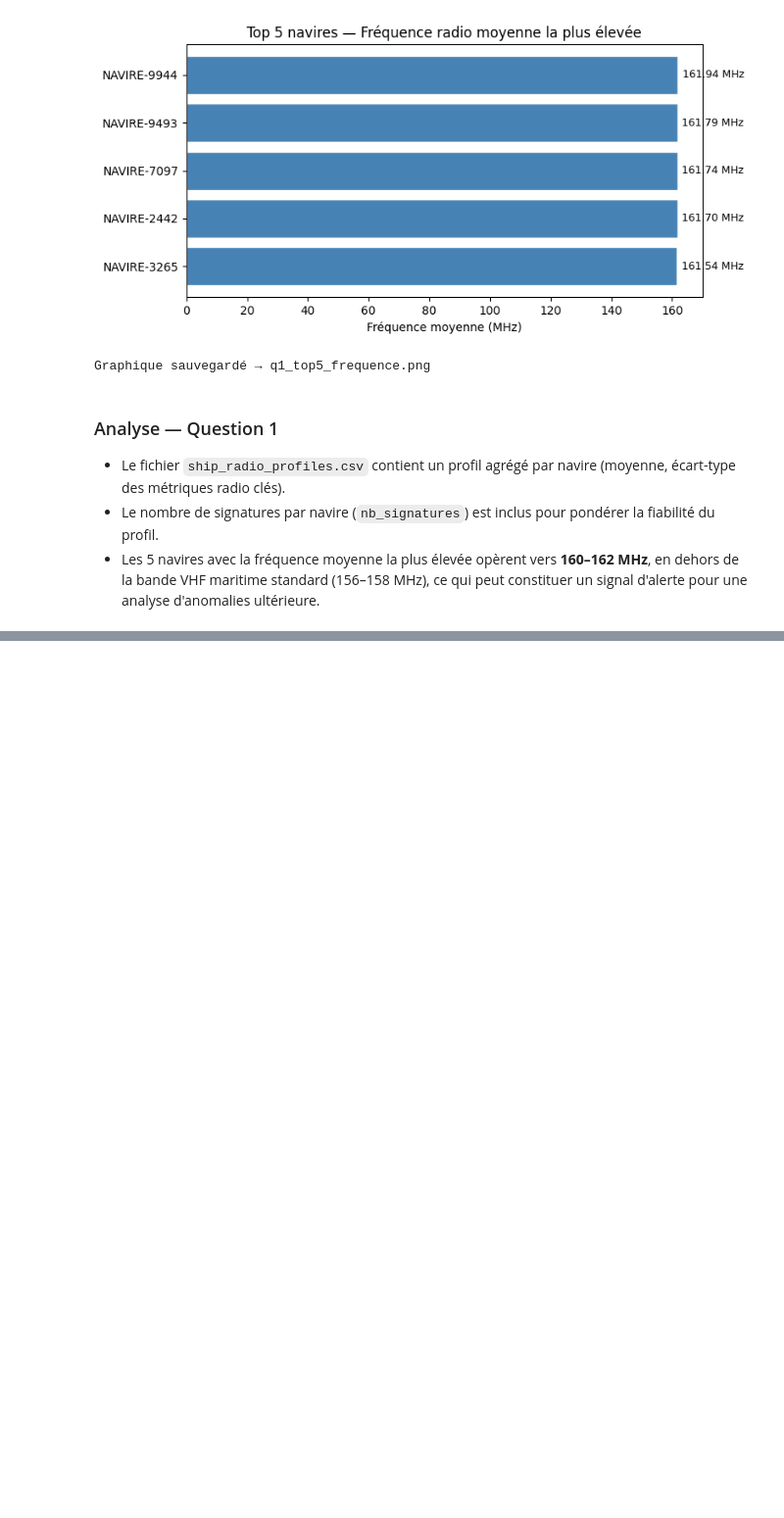
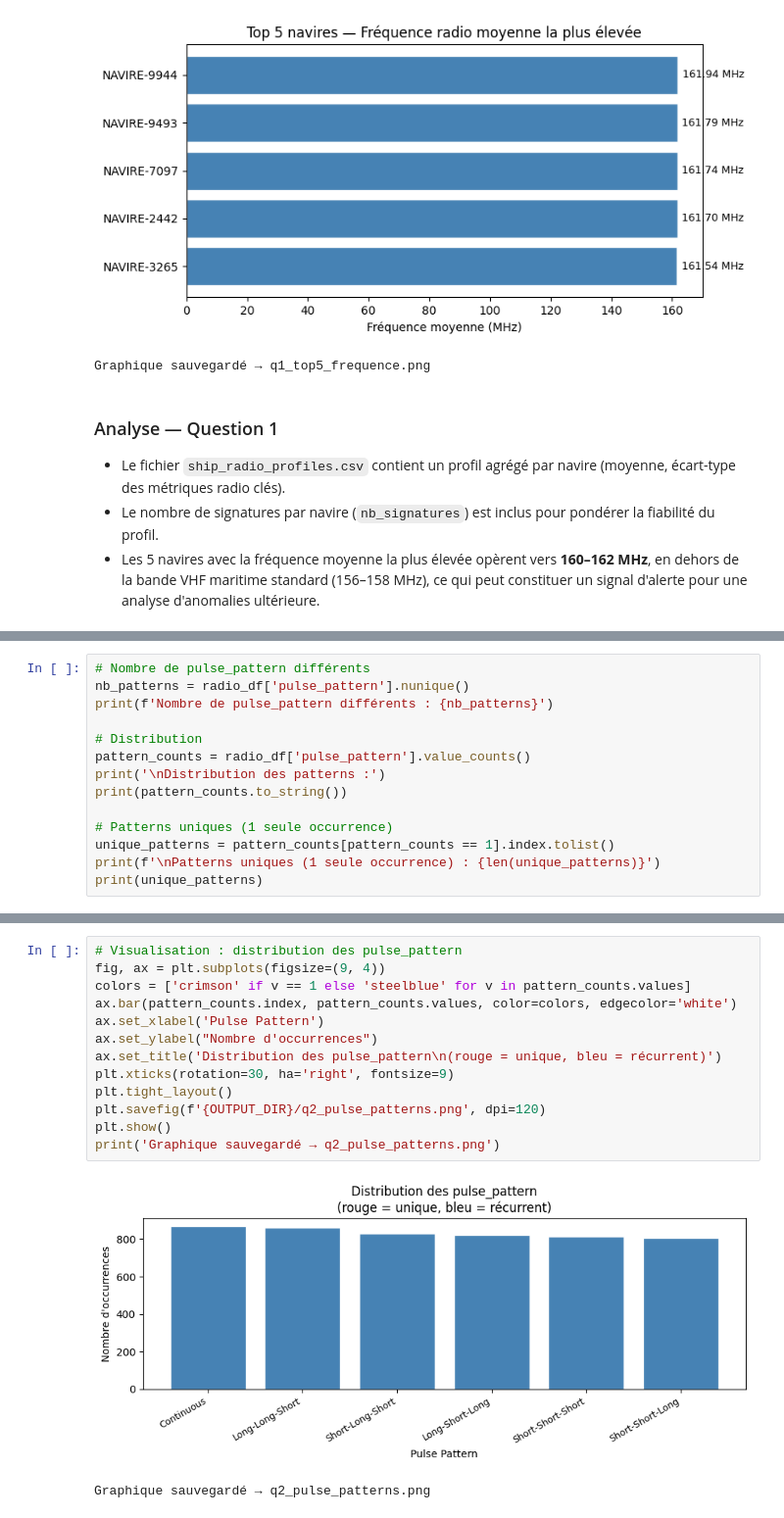
Before and after one commit to nemily-A7/hackathon, a Jupyter notebook: work/solutions_generalisation.ipynb, the cells around one changed output, grey strips where cells are left out. Shown at 98% size. Saved outputs shown, nothing was run; the diff lists cells and outputs as text; blank space fills up the shorter version.

```diff
--- a/work/solutions_generalisation.ipynb
+++ b/work/solutions_generalisation.ipynb
@@ -107,0 +111,14 @@ Graphique sauvegardé → q1_top5_frequence.png
+# %%
+# Nombre de pulse_pattern différents
+nb_patterns = radio_df['pulse_pattern'].nunique()
+print(f'Nombre de pulse_pattern différents : {nb_patterns}')
+
+# Distribution
+pattern_counts = radio_df['pulse_pattern'].value_counts()
+print('\nDistribution des patterns :')
+print(pattern_counts.to_string())
+
+# Patterns uniques (1 seule occurrence)
+unique_patterns = pattern_counts[pattern_counts == 1].index.tolist()
+print(f'\nPatterns uniques (1 seule occurrence) : {len(unique_patterns)}')
+print(unique_patterns)
@@ -107,0 +156,16 @@ Graphique sauvegardé → q1_top5_frequence.png
+# %%
+# Visualisation : distribution des pulse_pattern
+fig, ax = plt.subplots(figsize=(9, 4))
+colors = ['crimson' if v == 1 else 'steelblue' for v in pattern_counts.values]
+ax.bar(pattern_counts.index, pattern_counts.values, color=colors, edgecolor='white')
+ax.set_xlabel('Pulse Pattern')
+ax.set_ylabel("Nombre d'occurrences")
+ax.set_title('Distribution des pulse_pattern\n(rouge = unique, bleu = récurrent)')
+plt.xticks(rotation=30, ha='right', fontsize=9)
+plt.tight_layout()
+plt.savefig(f'{OUTPUT_DIR}/q2_pulse_patterns.png', dpi=120)
+plt.show()
+print('Graphique sauvegardé → q2_pulse_patterns.png')
+# %% [output]
+[figure, added]
+Graphique sauvegardé → q2_pulse_patterns.png
```
Also changed, not shown: parts of 4 cells of this notebook, 1 other file.
